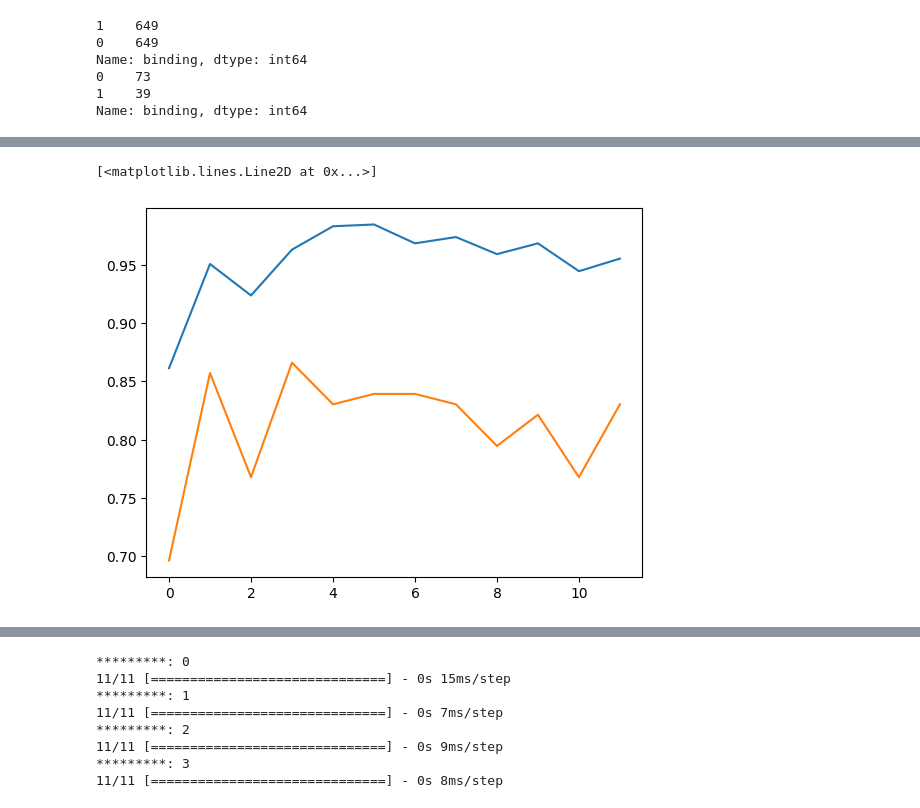
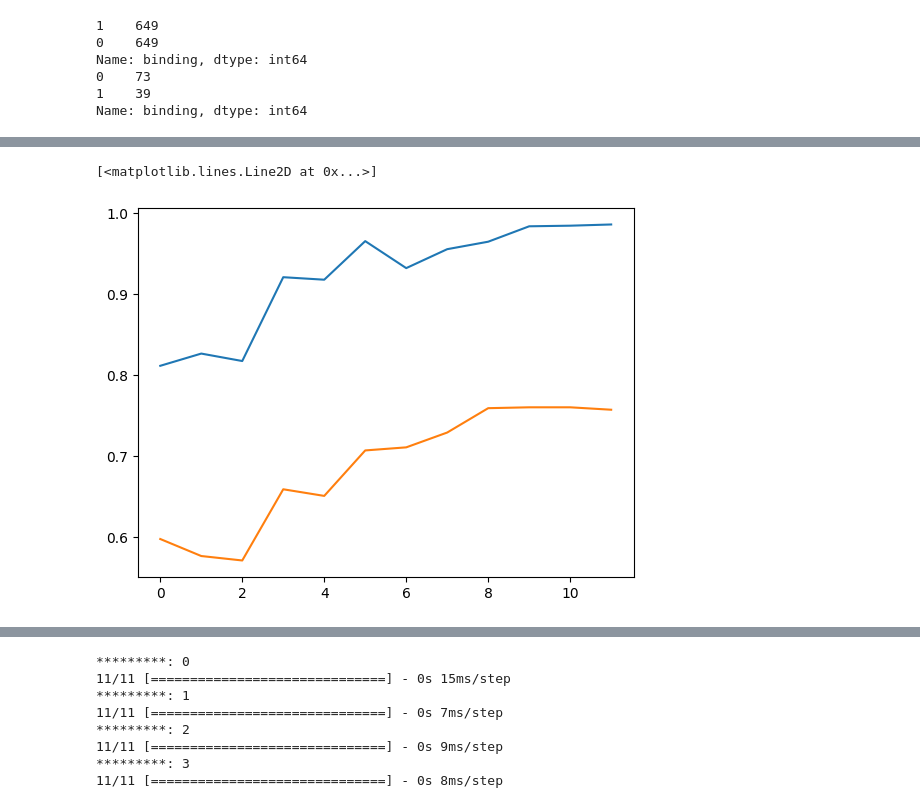
Before and after one commit to bhaba-ranjan/ada-boosting, a Jupyter notebook: boosting-ann.ipynb, the cells around one changed output, grey strips where cells are left out. Saved outputs shown, nothing was run; the diff lists cells and outputs as text; code cells hidden in the pictures.

```diff
--- a/boosting-ann.ipynb
+++ b/boosting-ann.ipynb
@@ -505,7 +506,7 @@ plt.plot(f1_test)
-# %%
-plt.plot(acc_train)
-plt.plot(acc_test)
-# %% [output]
-[<matplotlib.lines.Line2D at 0x...>]
-[figure, removed]
+# %%
+plt.plot([i[2] for i in f1_train])
+plt.plot([i[2] for i in f1_test])
+# %% [output]
+[<matplotlib.lines.Line2D at 0x...>]
+[figure, added]
 # %%
```
Also changed, not shown: parts of 12 cells of this notebook.
